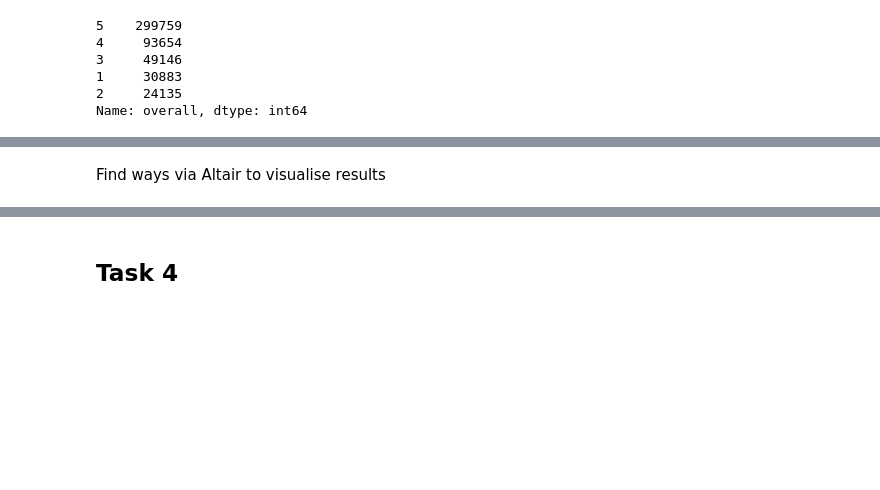
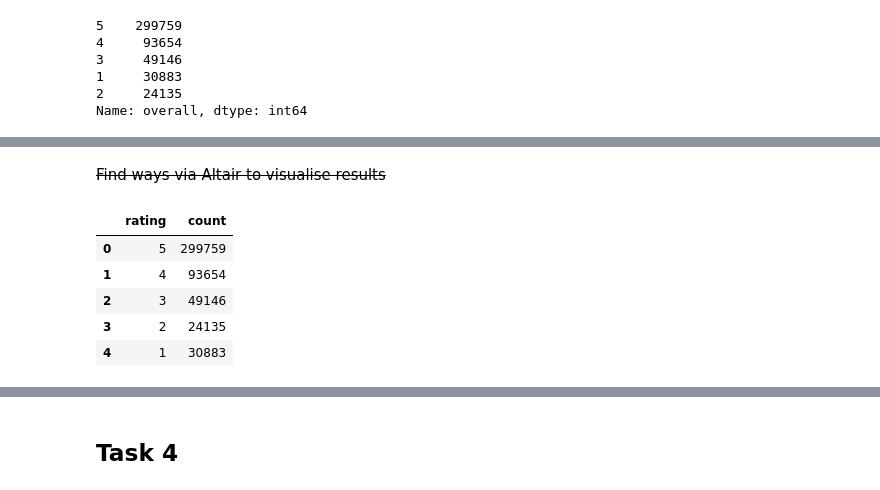
Before and after one commit to Shuaib-8/NLP-growth-hacking-project, a Jupyter notebook: task1-create-dataset/creating-dataset.ipynb, the cells around one changed output, grey strips where cells are left out. Cells and saved outputs as stored; diff of their text form; code cells hidden in the pictures; blank space fills up the shorter version.

```diff
--- a/task1-create-dataset/creating-dataset.ipynb
+++ b/task1-create-dataset/creating-dataset.ipynb
@@ -120,4 +120,20 @@ df_counts.sort_index(ascending=True).plot_bokeh(kind='bar', ylabel='Count', xlab
 [interactive output not drawn]
 [interactive output not drawn]
 # %% [markdown]
-Find ways via Altair to visualise results
+~~Find ways via Altair to visualise results~~
+# %%
+from collections import Counter
+rating_counts = Counter(df['overall'])
+ratings = [str(i) for i in list(rating_counts.keys())]
+counts = list(rating_counts.values())
+
+# Altair mainly works by making sub-dataframes as in this case
+df_distribution = pd.DataFrame({'rating': ratings, 'count': counts})
+df_distribution
+# %% [output]
+|  | rating | count |
+| 0 | 5 | 299759 |
+| 1 | 4 | 93654 |
+| 2 | 3 | 49146 |
+| 3 | 2 | 24135 |
+| 4 | 1 | 30883 |
```
Also changed, not shown: parts of 2 cells of this notebook, 1 other file.
